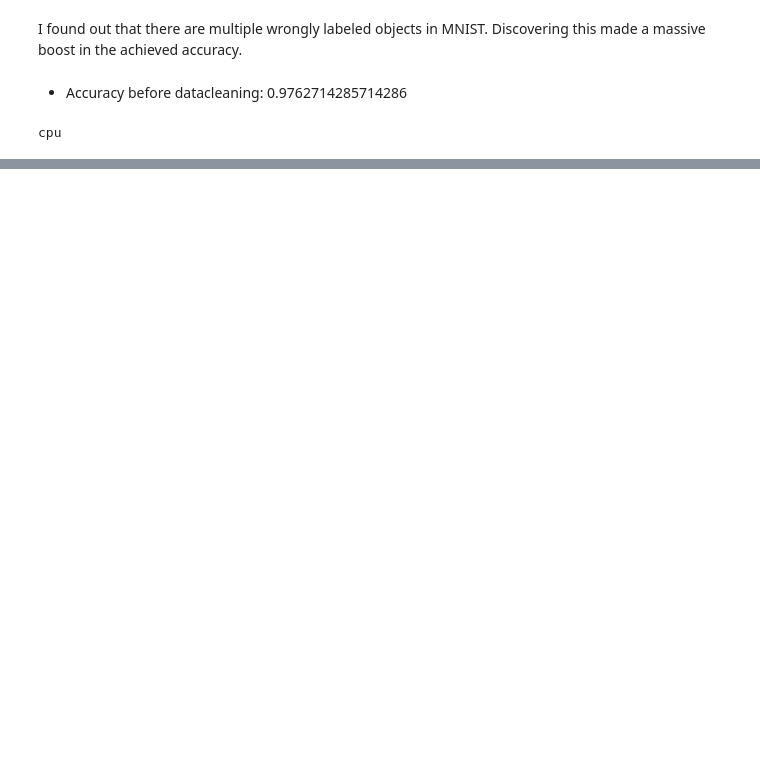
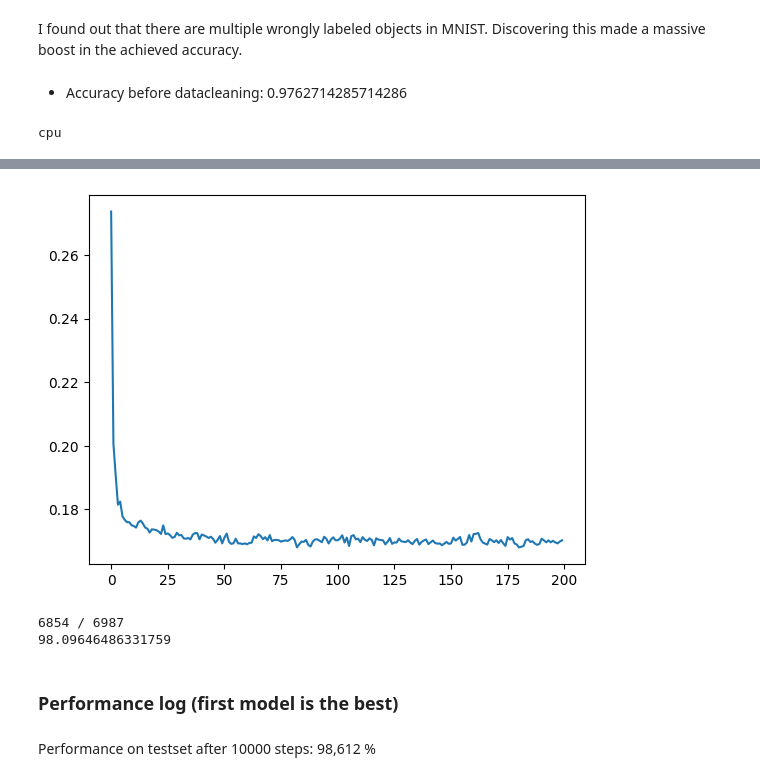
Before and after one commit to Apros7/AI-Projects, a Jupyter notebook: Detect HandWritten Numbers/mnist_pytorch.ipynb, the cells around one changed output, grey strips where cells are left out. Drawn from its saved outputs; the diff is of its cells as text; code cells hidden in the pictures; blank space fills up the shorter version.

```diff
--- a/Detect HandWritten Numbers/mnist_pytorch.ipynb
+++ b/Detect HandWritten Numbers/mnist_pytorch.ipynb
@@ -146,0 +157,9 @@ print(len(new_X), len(new_labels))
+# %%
+Xtr, Xdev, Ytr, Ydev = train_test_split(new_X, new_labels, test_size = 0.1)
+# %%
+model = ClassifierModule()
+print(model.parameters())
+optim = AdamW(model.parameters(), lr=1e-3)
+losses = []
+losses_test = []
+losses_mean = []
@@ -146,0 +168,27 @@ print(len(new_X), len(new_labels))
+# %%
+with torch.no_grad():
+    def evaluate():
+        logits = model(Xdev)
+        loss = F.cross_entropy(logits, Ydev)
+        return loss
+# %%
+max_steps = 10000
+batch_size = 64
+
+model.train()
+
+for i in range(max_steps):
+    ix = torch.randint(0, Xtr.shape[0], (batch_size, ))
+    Xb, Yb = Xtr[ix], Ytr[ix]
+
+    preds = model(Xb)
+    loss = F.cross_entropy(preds, Yb)
+
+    optim.zero_grad()
+    loss.backward()
+    optim.step()
+
+    if i % 500 == 0:
+        print(f"current step: {i}, loss: {loss.log10().item():.4f}")
+        losses_test.append(evaluate())
+    losses.append(loss.log10().item())
@@ -146,0 +216,22 @@ print(len(new_X), len(new_labels))
+# %%
+with torch.no_grad():
+    losses_mean = []
+    for i in range(max_steps // 50):
+        mean = torch.mean(torch.tensor(losses[(i)*50:(i+1)*50]))
+        losses_mean.append(mean)
+    plt.plot(losses_mean)
+# %% [output]
+[figure, added]
+# %%
+with torch.no_grad():
+    model.eval()
+    logits = model(Xdev)
+    _, predicted = torch.max(logits.data, 1)
+    n_correct = (predicted == Ydev).sum().item()
+    print(n_correct,  "/",  len(Xdev))
+    print(100.0 * n_correct / len(Xdev))
+# %% [output]
+6854 / 6987
+98.09646486331759
+# %% [markdown]
+### Performance log (first model is the best)
@@ -146,0 +268,2 @@ print(len(new_X), len(new_labels))
+# %% [markdown]
+Performance on testset after 10000 steps: 98,612 %
```
Also changed, not shown: parts of 17 cells of this notebook.
